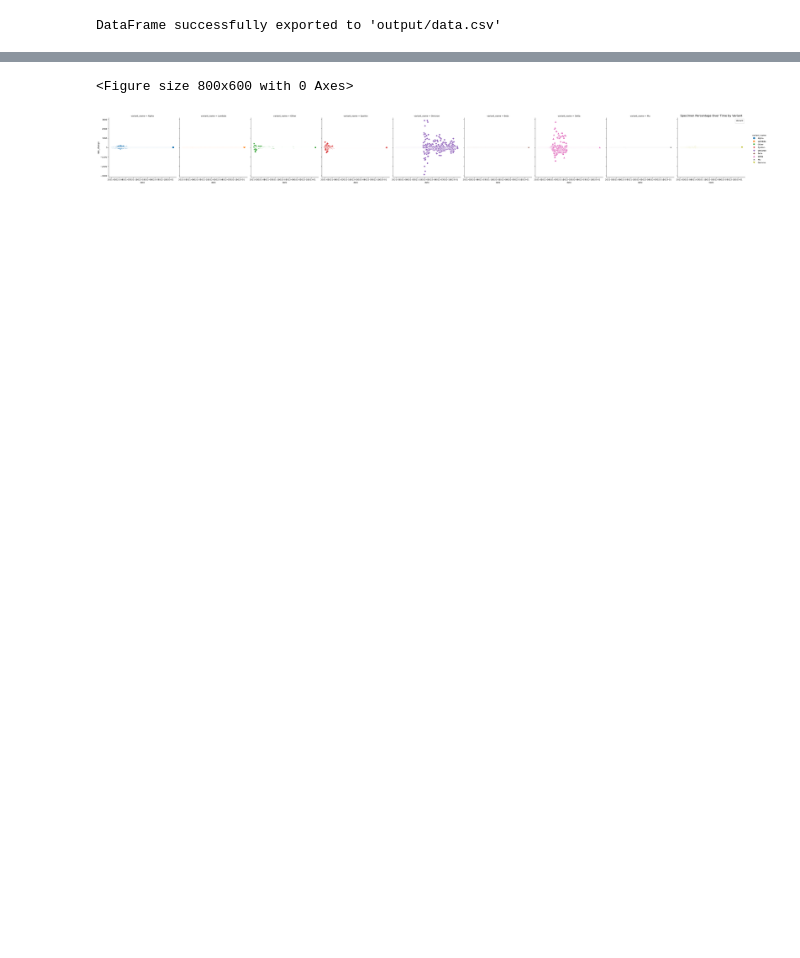
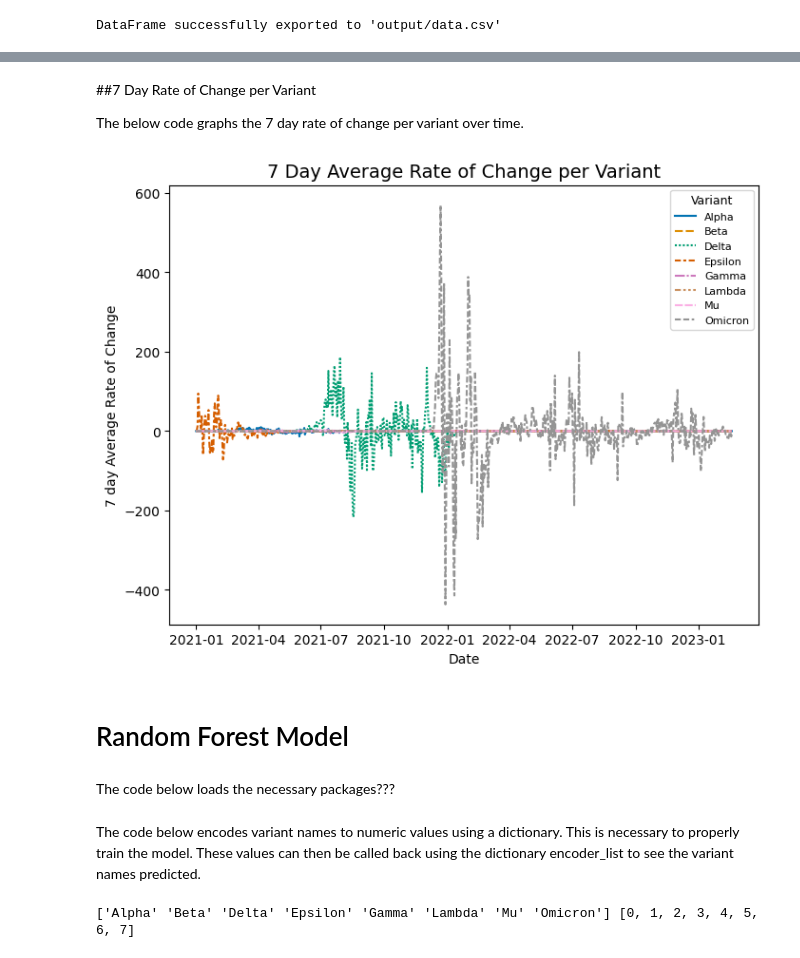
Before and after one commit to aspurser84-dot/BIFX546-project, a Jupyter notebook: notebooks/Final_BIFX546_Project_Graham.ipynb, the cells around one changed output, grey strips where cells are left out. Saved outputs shown, nothing was run; the diff lists cells and outputs as text; code cells hidden in the pictures; blank space fills up the shorter version.

```diff
--- a/notebooks/Final_BIFX546_Project_Graham.ipynb
+++ b/notebooks/Final_BIFX546_Project_Graham.ipynb
@@ -134,0 +197,3 @@ The below code calculates the rolling 7 day average.
+# %%
+df['date'] = pd.to_datetime(df['date'], format='%d-%m-%Y')
+df.dtypes
@@ -242,3 +333,0 @@ This will allow us to properly graph the data in seaborn.
-# %%
-df2['date'] = pd.to_datetime(df2['date'], format='%d-%m-%Y')
-df2.dtypes
@@ -277,6 +336,12 @@ df2
 # %%
+#calculates the rate change for number of specimens per day
+#Also fills in the N/A values with zero
 rate_change = df2.groupby('variant_name', as_index=False)['specimens'].diff()
+
 df3 = df2.copy()
 df3['rate_change'] = rate_change
-df3
+
+df3['rate_change'] = df3['rate_change'].fillna(0)
+
+df3.head(14)
 # %% [output]
@@ -295,0 +365,13 @@ df3
+# %%
+# Calculate 7-day rolling average
+#rate change
+
+data_sorted2 = df3.sort_values(by= ['variant_name',"date"], ascending=True)
+series_rate = pd.Series(data_sorted2['rate_change'])
+
+moving_avg_rate = series_rate.rolling(window=7).mean()
+
+df3['rate_change_7d_avg'] = moving_avg_rate
+
+df3['rate_change_7d_avg'] = df3['rate_change_7d_avg'].fillna(0)
+print(df3.head(14))
@@ -404,29 +557,34 @@ plt.show()
+# %% [markdown]
+##7 Day Rate of Change per Variant
+
+The below code graphs the 7 day rate of change per variant over time.
 # %%
-#XY scatter plot specimens collected over time by variant
-###Needs work
+#line plot 7day rate of change by variant
+
 import matplotlib.pyplot as plt
 import seaborn as sns
 
 plt.figure(figsize=(8, 6))
-sns.relplot(
+change_plot = sns.lineplot(
     data= df3,
     x="date",
-    y="rate_change",
-    col="variant_name",   # Color by category
+    y="rate_change_7d_avg",
     hue="variant_name",   # Color by category
     style="variant_name", # Different marker styles
-    s=100,            # Marker size
-    palette="tab10"    # Color palette
+    palette="colorblind"    # Color palette
 )
 
 # Add labels and title
-plt.title("Specimen Percentage Over Time by Variant", fontsize=14)
+plt.title("7 Day Average Rate of Change per Variant", fontsize=14)
 plt.xlabel("Date")
-plt.ylabel("Percentage of Specimens")
-plt.legend(title="Variant")
+plt.ylabel("7 day Average Rate of Change")
+plt.legend(title="Variant", fontsize=8, title_fontsize=9, markerscale=0.7)
 
 # Display plot
 plt.show()
 # %% [output]
-<Figure size 800x600 with 0 Axes>
-[figure, old version]
+[figure, new version]
+# %% [markdown]
+# Random Forest Model
+# %% [markdown]
+The code below loads the necessary packages???
@@ -432,0 +601,14 @@ plt.show()
+# %% [markdown]
+The code below encodes variant names to numeric values using a dictionary. This is necessary to properly train the model. These values can then be called back using the dictionary encoder_list to see the variant names predicted.
+# %%
+#encode catagorical values to numeric
+#this is needed to preform scalar fit transform
+df4 = df3.copy()
+encoder_list = df4['variant_name'].unique()
+encoder_values = [i for i in range(len(encoder_list))]
+encoder_dict = dict(zip(encoder_list, encoder_values))
+df4['variant_name'] = df4['variant_name'].map(encoder_dict)
+pd.Series(df4["variant_name"]).value_counts()
+print(encoder_list, encoder_values)
+# %% [output]
+['Alpha' 'Beta' 'Delta' 'Epsilon' 'Gamma' 'Lambda' 'Mu' 'Omicron'] [0, 1, 2, 3, 4, 5, 6, 7]
```
Also changed, not shown: parts of 68 cells of this notebook.
